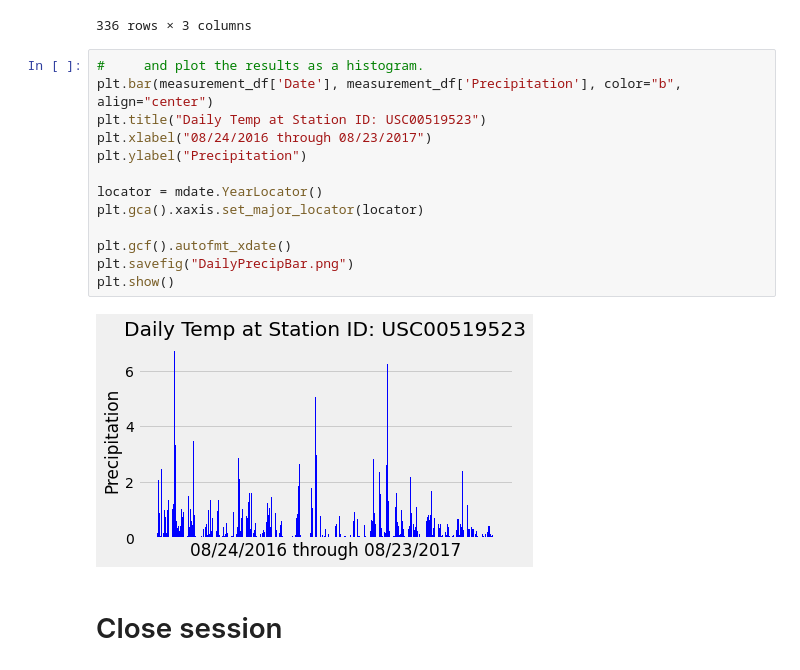
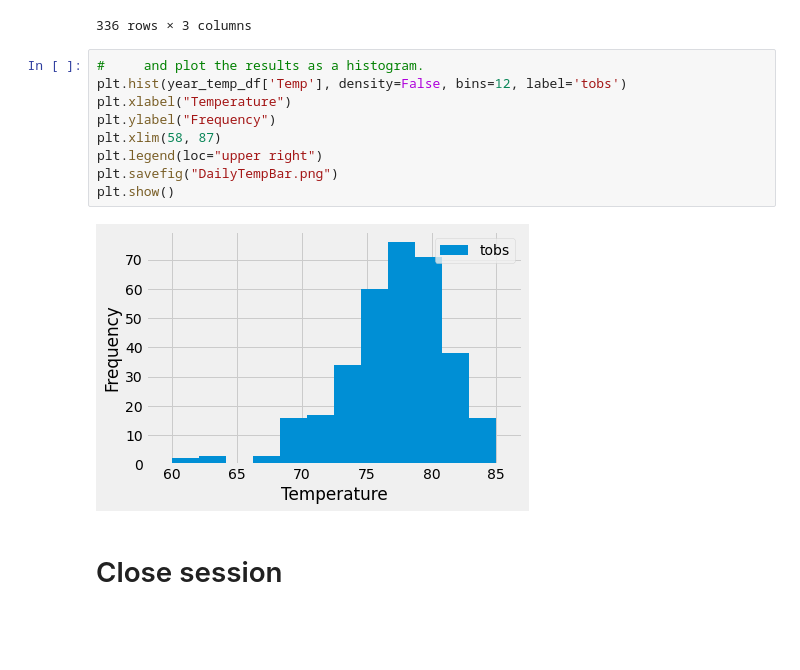
Before and after one commit to HopeNeely/sqlalchemy-challenge, a Jupyter notebook: climate.ipynb, the cells around one changed output. Cells and saved outputs as stored; diff of their text form; blank space fills up the shorter version.

```diff
--- a/climate.ipynb
+++ b/climate.ipynb
@@ -239,21 +238,17 @@ year_temp_df
 | 334 | 2017-08-22 | USC00519523 | 82.0 |
 | 335 | 2017-08-23 | USC00519523 | 82.0 |
 336 rows × 3 columns
-# %%
-#     and plot the results as a histogram.
-plt.bar(measurement_df['Date'], measurement_df['Precipitation'], color="b", align="center")
-plt.title("Daily Temp at Station ID: USC00519523")
-plt.xlabel("08/24/2016 through 08/23/2017")
-plt.ylabel("Precipitation")
-
-locator = mdate.YearLocator()
-plt.gca().xaxis.set_major_locator(locator)
-
-plt.gcf().autofmt_xdate()
-plt.savefig("DailyPrecipBar.png")
-plt.show()
-# %% [output]
-[figure, removed]
+# %%
+#     and plot the results as a histogram.
+plt.hist(year_temp_df['Temp'], density=False, bins=12, label='tobs')
+plt.xlabel("Temperature")
+plt.ylabel("Frequency")
+plt.xlim(58, 87)
+plt.legend(loc="upper right")
+plt.savefig("DailyTempBar.png")
+plt.show()
+# %% [output]
+[figure, added]
 # %% [markdown]
 # Close session
 # %%
```
Also changed, not shown: parts of 4 cells of this notebook, 2 other files.
